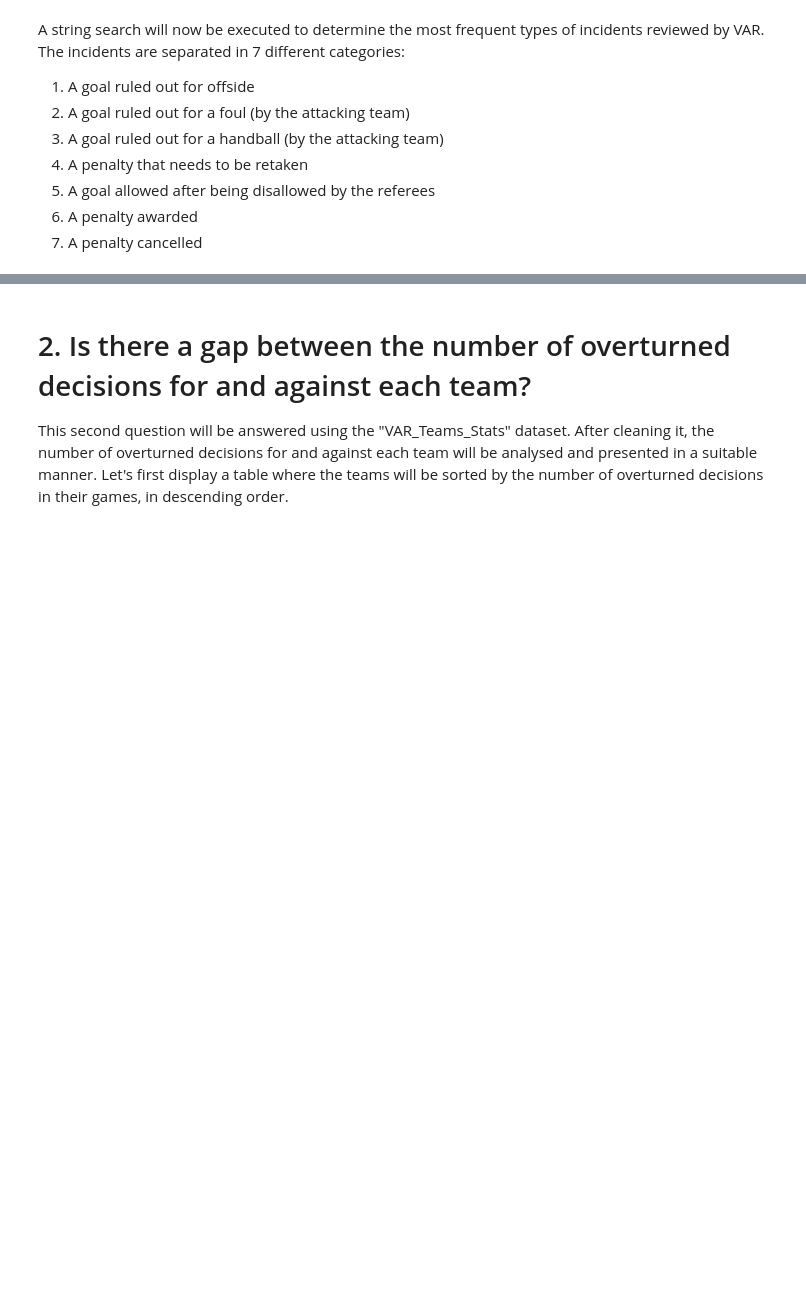
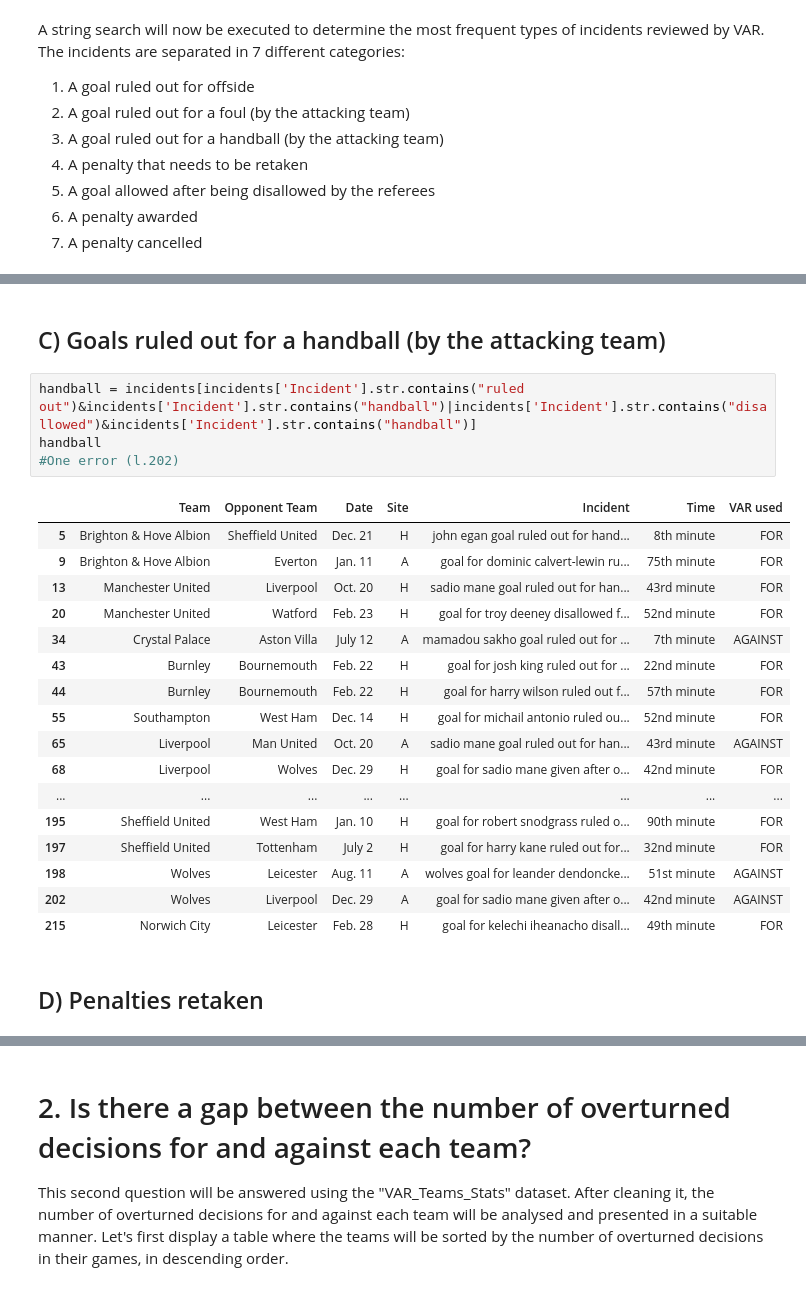
Before and after one commit to julelia/DataMadness, a Jupyter notebook: Data Madness.ipynb, the cells around one changed output, grey strips where cells are left out. Drawn from its saved outputs; the diff is of its cells as text; blank space fills up the shorter version.

```diff
--- a/Data Madness.ipynb
+++ b/Data Madness.ipynb
@@ -101,0 +129,26 @@ A string search will now be executed to determine the most frequent types of inc
+# %% [markdown]
+## C) Goals ruled out for a handball (by the attacking team)
+# %%
+handball = incidents[incidents['Incident'].str.contains("ruled out")&incidents['Incident'].str.contains("handball")|incidents['Incident'].str.contains("disallowed")&incidents['Incident'].str.contains("handball")]
+handball
+#One error (l.202)
+# %% [output]
+|  | Team | Opponent Team | Date | Site | Incident | Time | VAR used |
+| 5 | Brighton & Hove Albion | Sheffield United | Dec. 21 | H | john egan goal ruled out for hand... | 8th minute | FOR |
+| 9 | Brighton & Hove Albion | Everton | Jan. 11 | A | goal for dominic calvert-lewin ru... | 75th minute | FOR |
+| 13 | Manchester United | Liverpool | Oct. 20 | H | sadio mane goal ruled out for han... | 43rd minute | FOR |
+| 20 | Manchester United | Watford | Feb. 23 | H | goal for troy deeney disallowed f... | 52nd minute | FOR |
+| 34 | Crystal Palace | Aston Villa | July 12 | A | mamadou sakho goal ruled out for ... | 7th minute | AGAINST |
+| 43 | Burnley | Bournemouth | Feb. 22 | H | goal for josh king ruled out for ... | 22nd minute | FOR |
+| 44 | Burnley | Bournemouth | Feb. 22 | H | goal for harry wilson ruled out f... | 57th minute | FOR |
+| 55 | Southampton | West Ham | Dec. 14 | H | goal for michail antonio ruled ou... | 52nd minute | FOR |
+| 65 | Liverpool | Man United | Oct. 20 | A | sadio mane goal ruled out for han... | 43rd minute | AGAINST |
+| 68 | Liverpool | Wolves | Dec. 29 | H | goal for sadio mane given after o... | 42nd minute | FOR |
+| ... | ... | ... | ... | ... | ... | ... | ... |
+| 195 | Sheffield United | West Ham | Jan. 10 | H | goal for robert snodgrass ruled o... | 90th minute | FOR |
+| 197 | Sheffield United | Tottenham | July 2 | H | goal for harry kane ruled out for... | 32nd minute | FOR |
+| 198 | Wolves | Leicester | Aug. 11 | A | wolves goal for leander dendoncke... | 51st minute | AGAINST |
+| 202 | Wolves | Liverpool | Dec. 29 | A | goal for sadio mane given after o... | 42nd minute | AGAINST |
+| 215 | Norwich City | Leicester | Feb. 28 | H | goal for kelechi iheanacho disall... | 49th minute | FOR |
+# %% [markdown]
+## D) Penalties retaken
```
Also changed, not shown: parts of 18 cells of this notebook.
